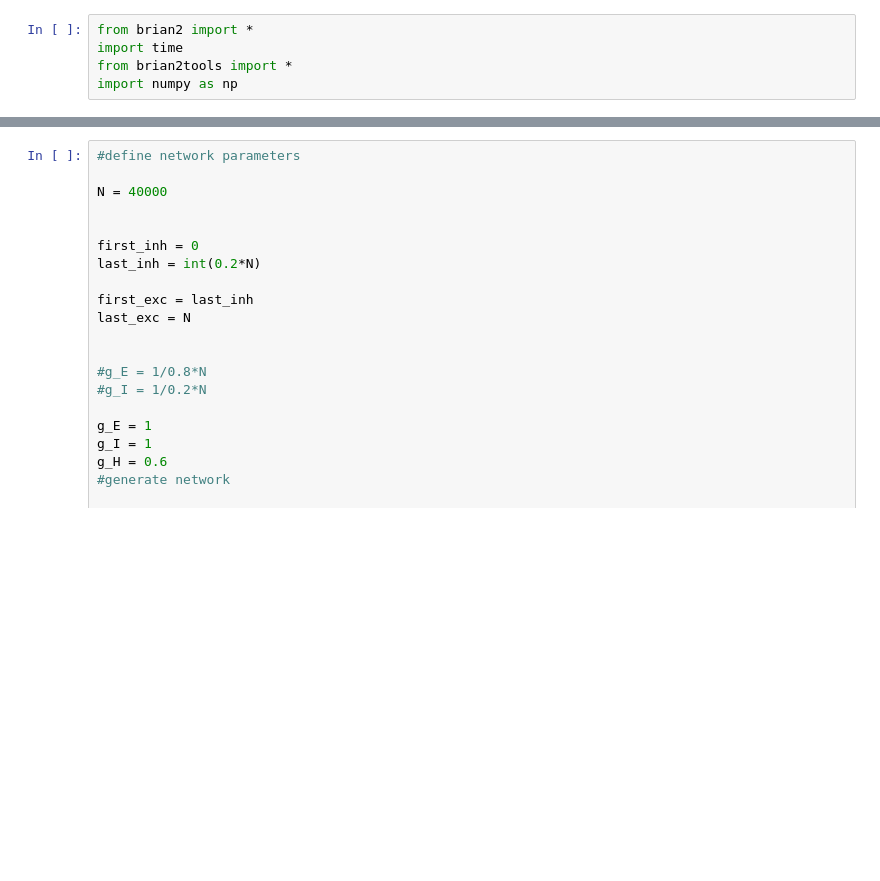
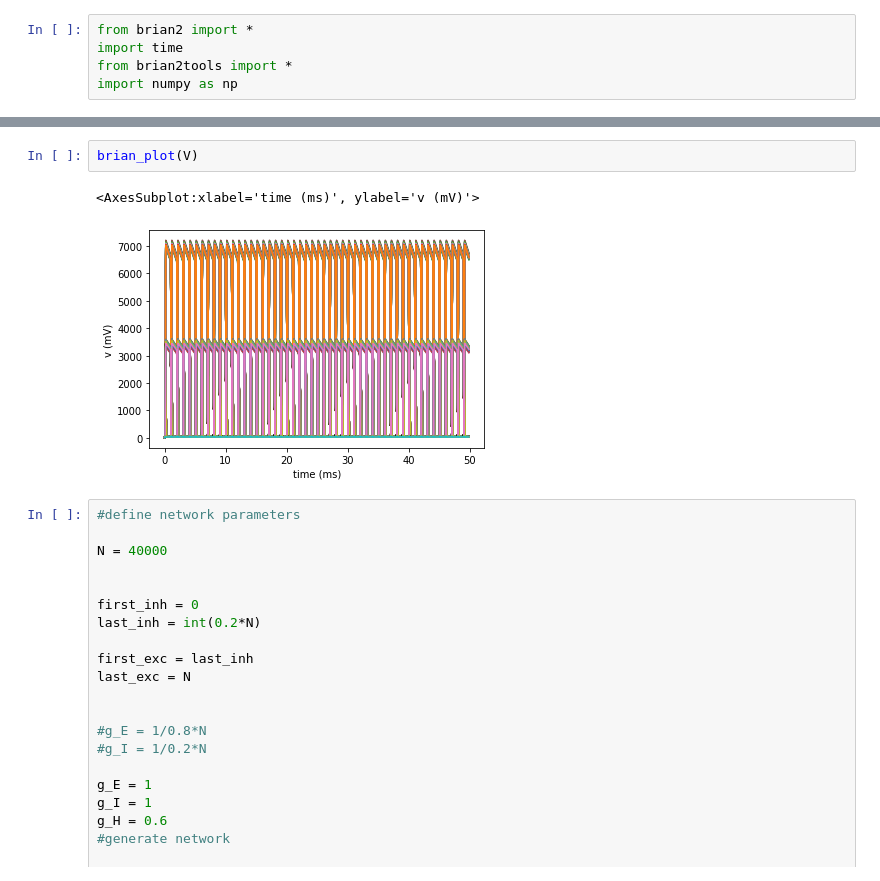
Before and after one commit to albertalbesa/inhibitory-connectivity, a Jupyter notebook: network_simulation.ipynb, the cells around one changed output, grey strips where cells are left out. Cells and saved outputs as stored; diff of their text form; blank space fills up the shorter version.

```diff
--- a/network_simulation.ipynb
+++ b/network_simulation.ipynb
@@ -189,3 +348,8 @@ brian_plot(M)
+# %%
+brian_plot(V)
+# %% [output]
+<AxesSubplot:xlabel='time (ms)', ylabel='v (mV)'>
+[figure, added]
 # %%
 #define network parameters
 
```
Also changed, not shown: parts of 20 cells of this notebook.
